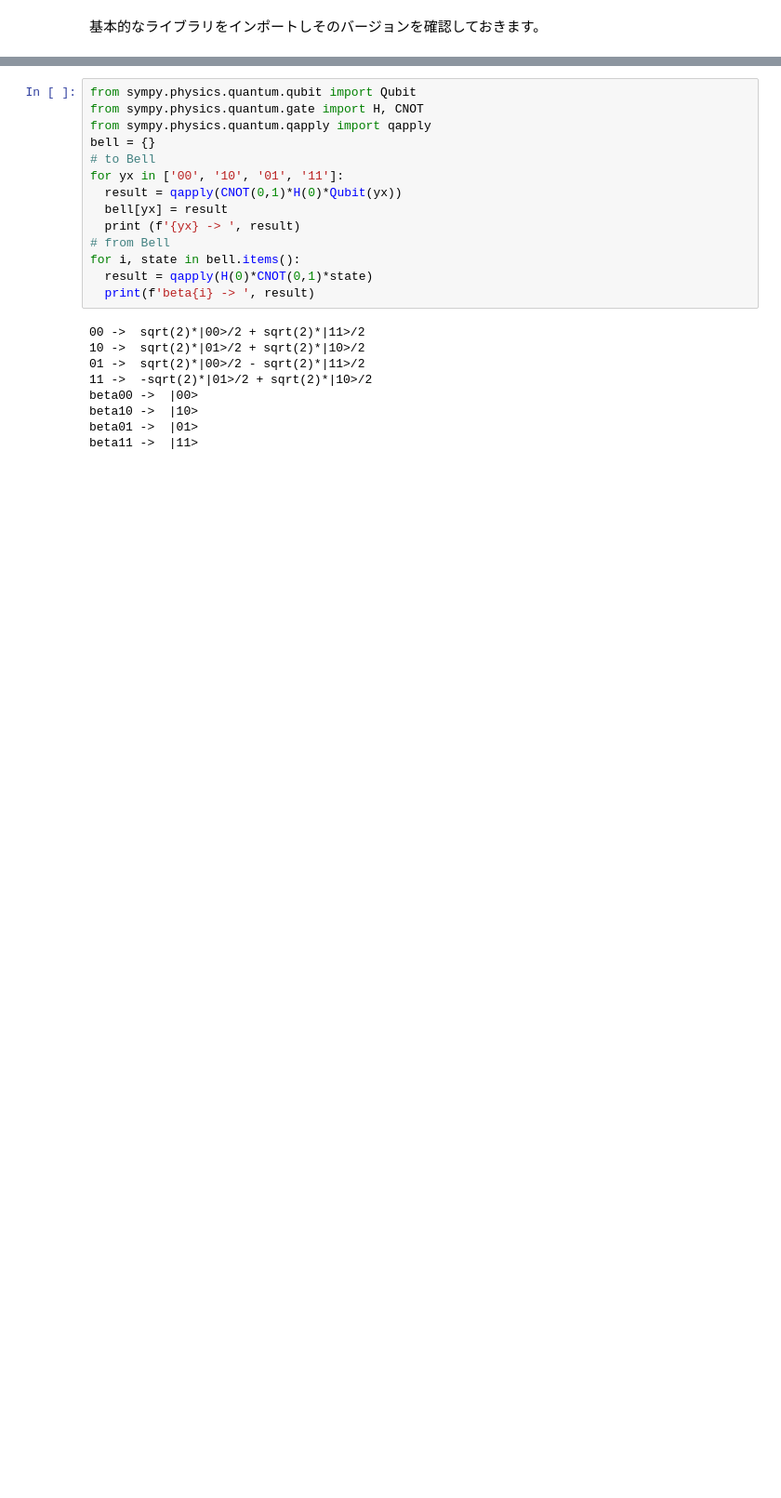
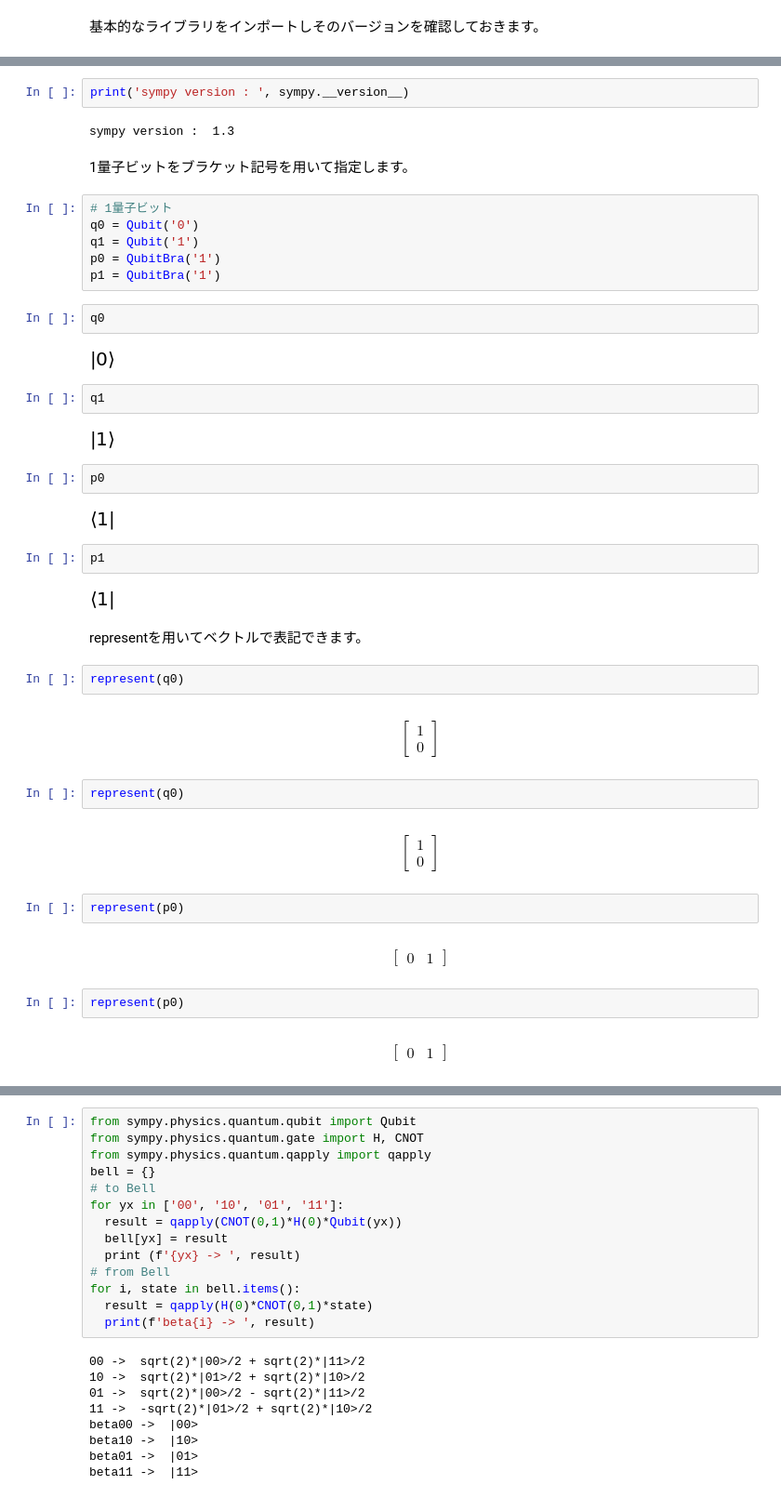
Before and after one commit to hiroshi0530/wa-src, a Jupyter notebook: article/library/sympy/qc/qc_nb.ipynb, the cells around one changed output, grey strips where cells are left out. Shown at 93% size. Saved outputs shown, nothing was run; the diff lists cells and outputs as text; blank space fills up the shorter version.

```diff
--- a/article/library/sympy/qc/qc_nb.ipynb
+++ b/article/library/sympy/qc/qc_nb.ipynb
@@ -125,0 +59,46 @@ X(0)
+# %%
+print('sympy version : ', sympy.__version__)
+# %% [output]
+sympy version :  1.3
+# %% [markdown]
+1量子ビットをブラケット記号を用いて指定します。
+# %%
+# 1量子ビット
+q0 = Qubit('0')
+q1 = Qubit('1')
+p0 = QubitBra('1')
+p1 = QubitBra('1')
+# %%
+q0
+# %% [output]
+[figure, added]
+# %%
+q1
+# %% [output]
+[figure, added]
+# %%
+p0
+# %% [output]
+[figure, added]
+# %%
+p1
+# %% [output]
+[figure, added]
+# %% [markdown]
+representを用いてベクトルで表記できます。
+# %%
+represent(q0)
+# %% [output]
+$$\left[\begin{matrix}1\\0\end{matrix}\right]$$
+# %%
+represent(q0)
+# %% [output]
+$$\left[\begin{matrix}1\\0\end{matrix}\right]$$
+# %%
+represent(p0)
+# %% [output]
+$$\left[\begin{matrix}0 & 1\end{matrix}\right]$$
+# %%
+represent(p0)
+# %% [output]
+$$\left[\begin{matrix}0 & 1\end{matrix}\right]$$
```
Also changed, not shown: parts of 93 cells of this notebook, 42 other files.
